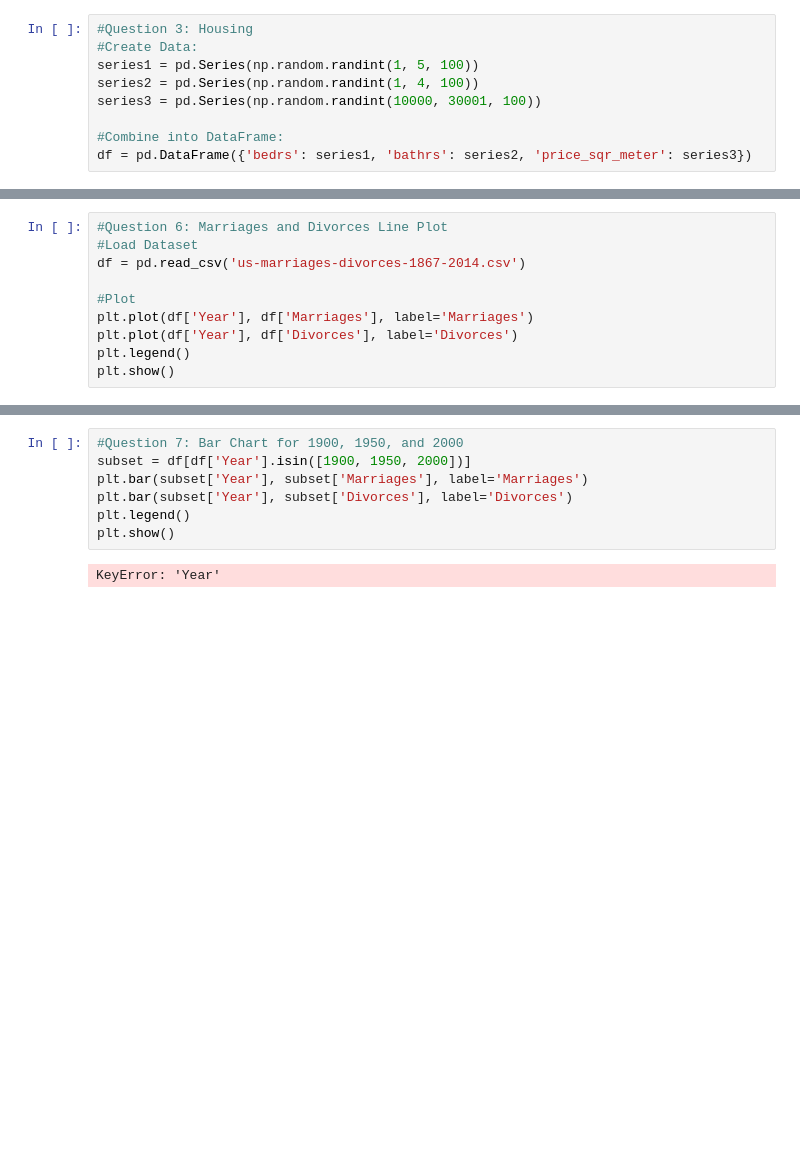
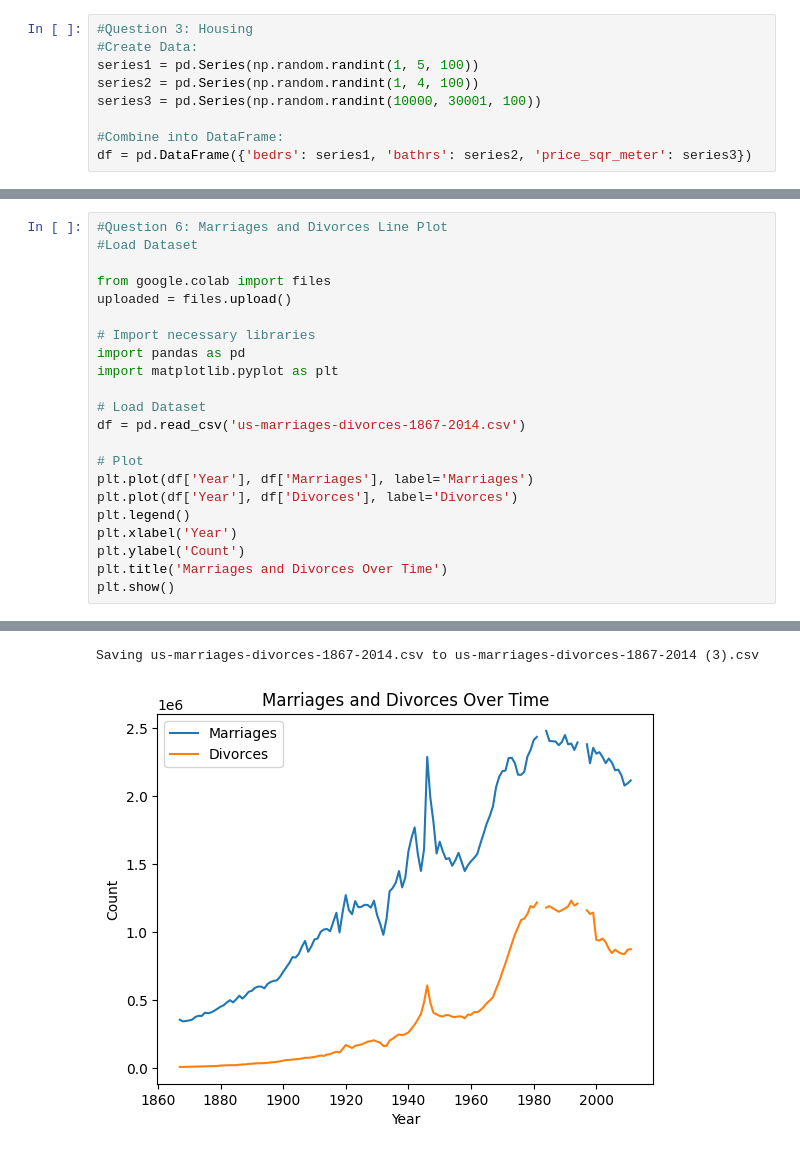
Before and after one commit to sagar-dhital/Sagar.Dhital.BDAT1004PS-, a Jupyter notebook: BDAT1004PS3.ipynb, the cells around one changed output, grey strips where cells are left out. Cells and saved outputs as stored; diff of their text form; blank space fills up the shorter version.

```diff
--- a/BDAT1004PS3.ipynb
+++ b/BDAT1004PS3.ipynb
@@ -117,10 +146,23 @@ chipo['total_price'].sum()
 # %%
 #Question 6: Marriages and Divorces Line Plot
 #Load Dataset
+
+from google.colab import files
+uploaded = files.upload()
+
+# Import necessary libraries
+import pandas as pd
+import matplotlib.pyplot as plt
+
+# Load Dataset
 df = pd.read_csv('us-marriages-divorces-1867-2014.csv')
 
-#Plot
+# Plot
 plt.plot(df['Year'], df['Marriages'], label='Marriages')
 plt.plot(df['Year'], df['Divorces'], label='Divorces')
 plt.legend()
+plt.xlabel('Year')
+plt.ylabel('Count')
+plt.title('Marriages and Divorces Over Time')
 plt.show()
+# %% [output]
@@ -127,9 +170,2 @@ plt.show()
+Saving us-marriages-divorces-1867-2014.csv to us-marriages-divorces-1867-2014 (3).csv
+[figure, added]
-# %%
-#Question 7: Bar Chart for 1900, 1950, and 2000
-subset = df[df['Year'].isin([1900, 1950, 2000])]
-plt.bar(subset['Year'], subset['Marriages'], label='Marriages')
-plt.bar(subset['Year'], subset['Divorces'], label='Divorces')
-plt.legend()
-plt.show()
-# %% [output]
-KeyError: 'Year'
```
Also changed, not shown: parts of 7 cells of this notebook.
